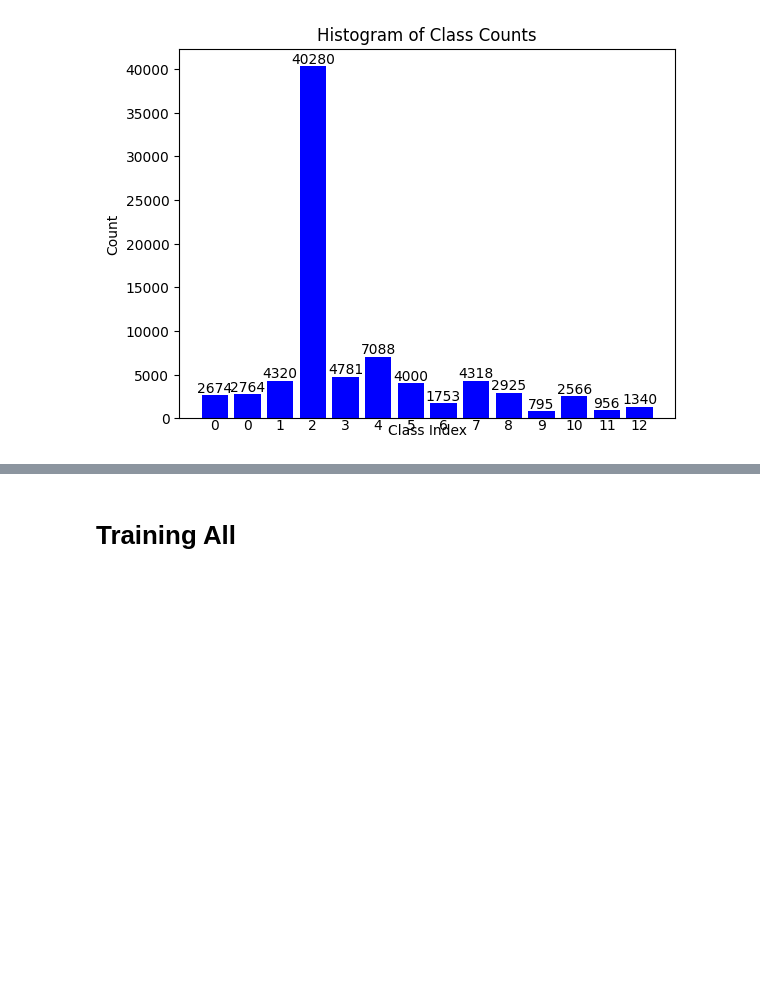
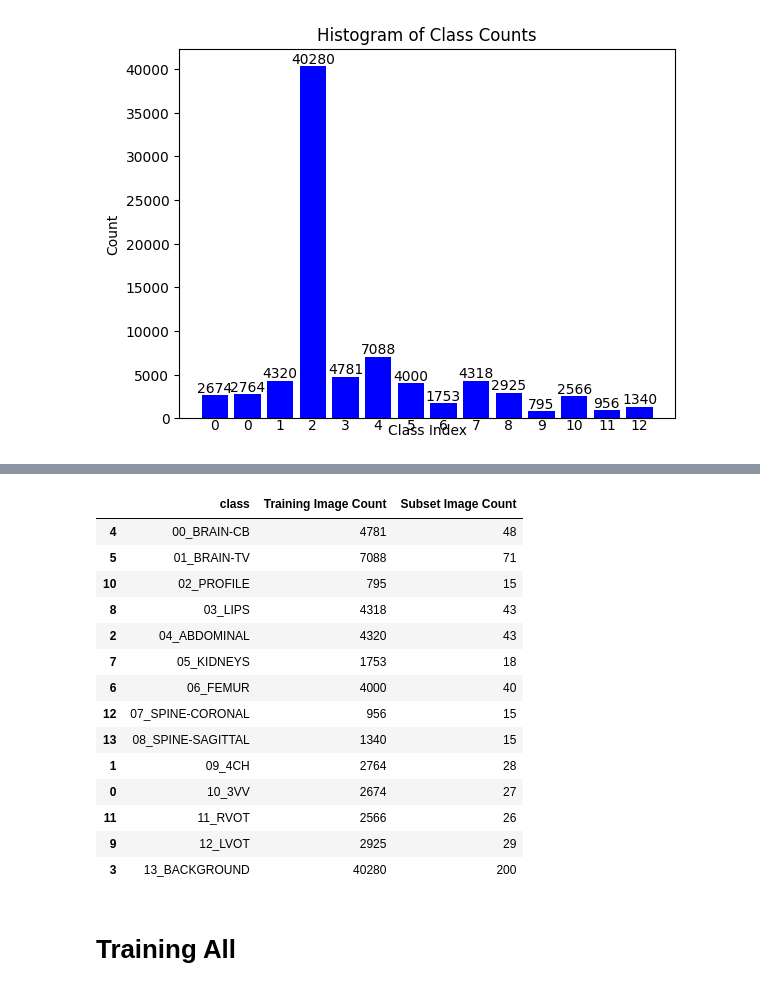
Before and after one commit to Jack47744/ultrasound_subset, a Jupyter notebook: 01_glad_dm_ultrasound.ipynb, the cells around one changed output, grey strips where cells are left out. Drawn from its saved outputs; the diff is of its cells as text; code cells hidden in the pictures; blank space fills up the shorter version.

```diff
--- a/01_glad_dm_ultrasound.ipynb
+++ b/01_glad_dm_ultrasound.ipynb
@@ -161,3 +179,28 @@ test_class_count = list(dict(sorted(test_class_count.items())).values())
+# %%
+df = pd.DataFrame({
+    "class": [i for i in range(num_classes)],
+    "Training Image Count": counts,
+    "Subset Image Count": n_sample_list
+})
+df = df.replace({"class": label_number_to_name_dict})
+df = df.sort_values("class")
+display(df)
+# %% [output]
+|  | class | Training Image Count | Subset Image Count |
+| 4 | 00_BRAIN-CB | 4781 | 48 |
+| 5 | 01_BRAIN-TV | 7088 | 71 |
+| 10 | 02_PROFILE | 795 | 15 |
+| 8 | 03_LIPS | 4318 | 43 |
+| 2 | 04_ABDOMINAL | 4320 | 43 |
+| 7 | 05_KIDNEYS | 1753 | 18 |
+| 6 | 06_FEMUR | 4000 | 40 |
+| 12 | 07_SPINE-CORONAL | 956 | 15 |
+| 13 | 08_SPINE-SAGITTAL | 1340 | 15 |
+| 1 | 09_4CH | 2764 | 28 |
+| 0 | 10_3VV | 2674 | 27 |
+| 11 | 11_RVOT | 2566 | 26 |
+| 9 | 12_LVOT | 2925 | 29 |
+| 3 | 13_BACKGROUND | 40280 | 200 |
 # %% [markdown]
 # Training All
 # %%
```
Also changed, not shown: parts of 16 cells of this notebook, 5 other files.
